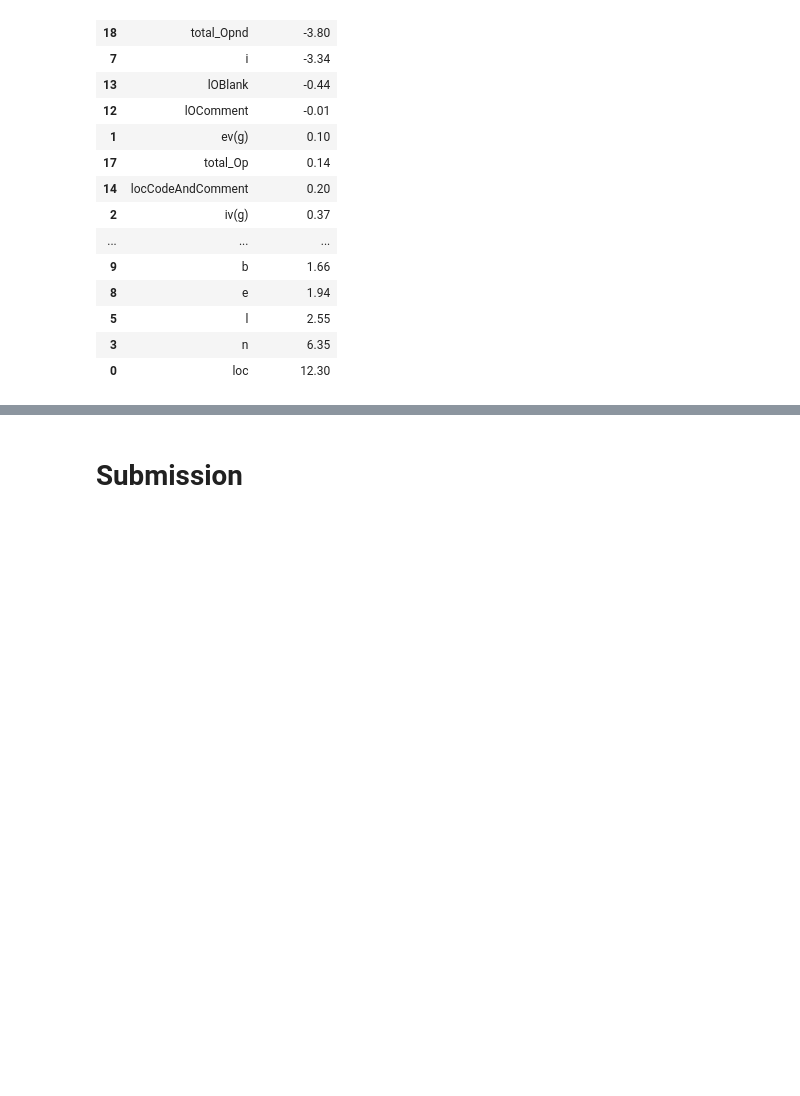
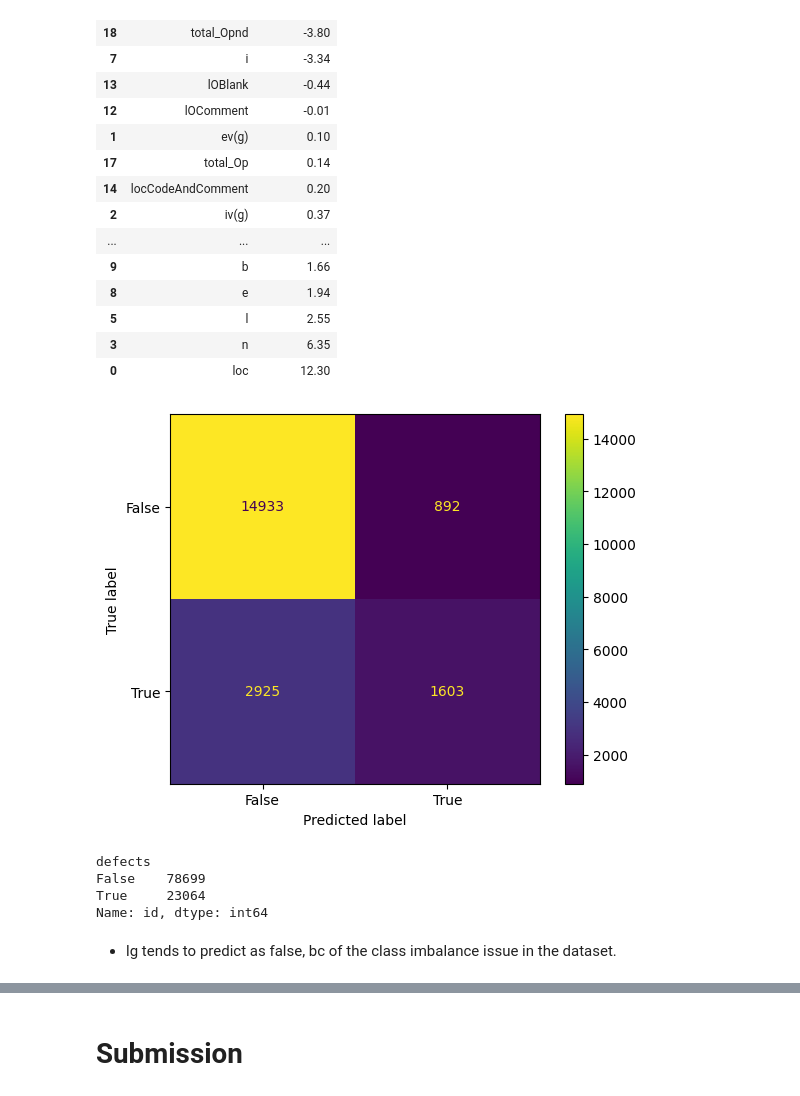
Before and after one commit to Lynnn96/Data_Science_Project, a Jupyter notebook: software-defects-binary-prediction.ipynb, the cells around one changed output, grey strips where cells are left out. Drawn from its saved outputs; the diff is of its cells as text; code cells hidden in the pictures; blank space fills up the shorter version.

Commit message:
Kaggle Notebook | software_defects_binary_prediction | Optimize logistic regression

```diff
--- a/software-defects-binary-prediction.ipynb
+++ b/software-defects-binary-prediction.ipynb
@@ -384,6 +386,26 @@ pd.DataFrame({'feature_name':X_train.columns,'feature_coef':lg.coef_.round(2).re
 | 5 | l | 2.55 |
 | 3 | n | 6.35 |
 | 0 | loc | 12.30 |
+# %%
+# confusion matrix: error analysis
+from sklearn.metrics import confusion_matrix, ConfusionMatrixDisplay
+
+y_label_pred = lg.predict(X_test_scaled)
+cm = confusion_matrix(y_test, y_label_pred)
+disp = ConfusionMatrixDisplay(confusion_matrix=cm, display_labels = lg.classes_)
+disp.plot()
+plt.show()
+# %% [output]
+[figure, added]
+# %%
+train.groupby('defects')['id'].count()
+# %% [output]
+defects
+False    78699
+True     23064
+Name: id, dtype: int64
+# %% [markdown]
+- lg tends to predict as false, bc of the class imbalance issue in the dataset.
 # %% [markdown]
 - v, e, t, n is almost shrinked to zero. make sense bc they either rarely correlates with target, or they are highly correlated with other variables.
 - baseline model 0.7764 with l1 penalty.
```
Also changed, not shown: parts of 4 cells of this notebook.
